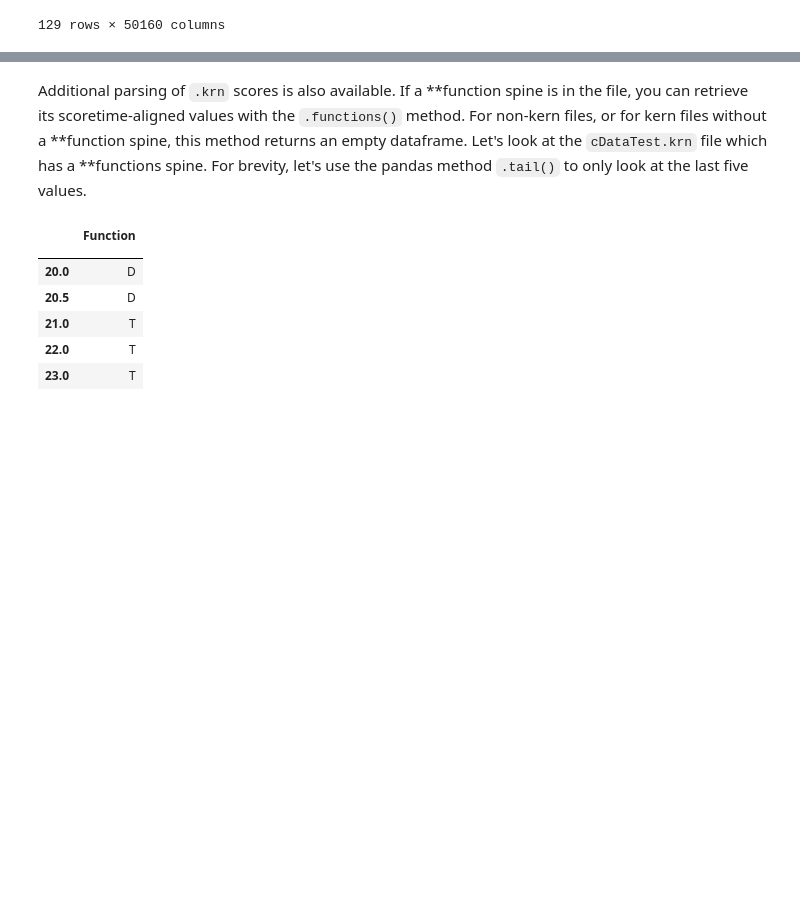
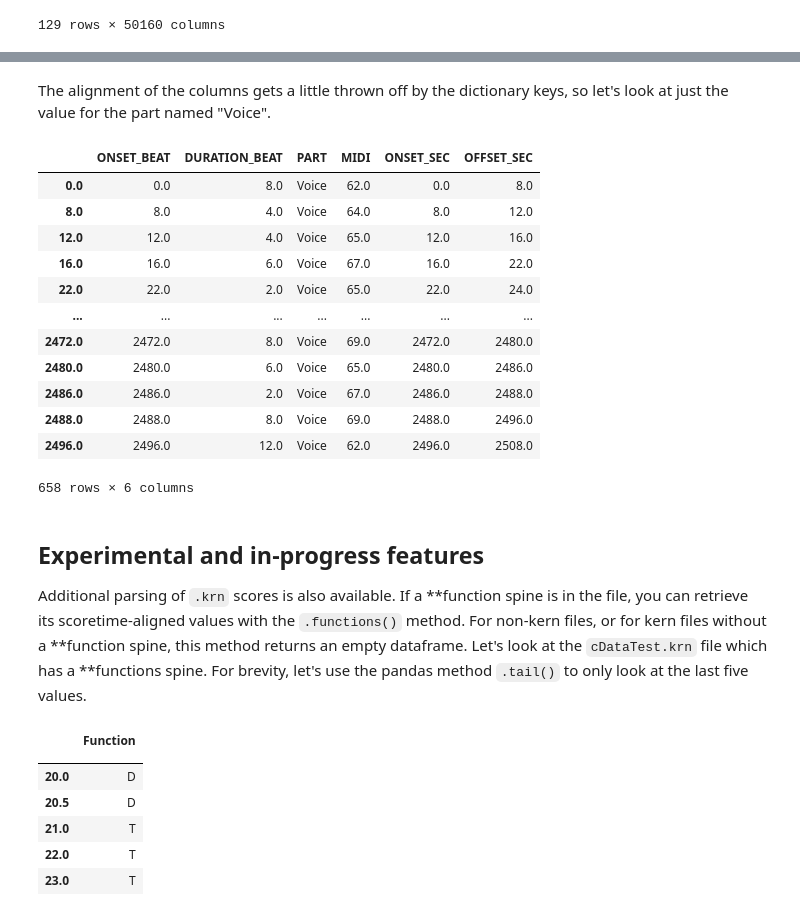
Before and after one commit to alexandermorgan/AMPACT, a Jupyter notebook: README.ipynb, the cells around one changed output, grey strips where cells are left out. Cells and saved outputs as stored; diff of their text form; code cells hidden in the pictures; blank space fills up the shorter version.

```diff
--- a/README.ipynb
+++ b/README.ipynb
@@ -141,4 +175,24 @@ piece.mask()
+# %% [markdown]
+The alignment of the columns gets a little thrown off by the dictionary keys, so let's look at just the value for the part named "Voice".
+# %%
+piece.nmats()['Voice']
+# %% [output]
+|  | ONSET_BEAT | DURATION_BEAT | PART | MIDI | ONSET_SEC | OFFSET_SEC |
+| 0.0 | 0.0 | 8.0 | Voice | 62.0 | 0.0 | 8.0 |
+| 8.0 | 8.0 | 4.0 | Voice | 64.0 | 8.0 | 12.0 |
+| 12.0 | 12.0 | 4.0 | Voice | 65.0 | 12.0 | 16.0 |
+| 16.0 | 16.0 | 6.0 | Voice | 67.0 | 16.0 | 22.0 |
+| 22.0 | 22.0 | 2.0 | Voice | 65.0 | 22.0 | 24.0 |
+| ... | ... | ... | ... | ... | ... | ... |
+| 2472.0 | 2472.0 | 8.0 | Voice | 69.0 | 2472.0 | 2480.0 |
+| 2480.0 | 2480.0 | 6.0 | Voice | 65.0 | 2480.0 | 2486.0 |
+| 2486.0 | 2486.0 | 2.0 | Voice | 67.0 | 2486.0 | 2488.0 |
+| 2488.0 | 2488.0 | 8.0 | Voice | 69.0 | 2488.0 | 2496.0 |
+| 2496.0 | 2496.0 | 12.0 | Voice | 62.0 | 2496.0 | 2508.0 |
+658 rows × 6 columns
 # %% [markdown]
+<h2>Experimental and in-progress features</h2>
+
 Additional parsing of `.krn` scores is also available. If a **function spine is in the file, you can retrieve its scoretime-aligned values with the `.functions()` method. For non-kern files, or for kern files without a **function spine, this method returns an empty dataframe. Let's look at the `cDataTest.krn` file which has a **functions spine. For brevity, let's use the pandas method `.tail()` to only look at the last five values.
 # %%
 piece = Score('./test_files/cDataTest.krn')
```
Also changed, not shown: parts of 13 cells of this notebook.
